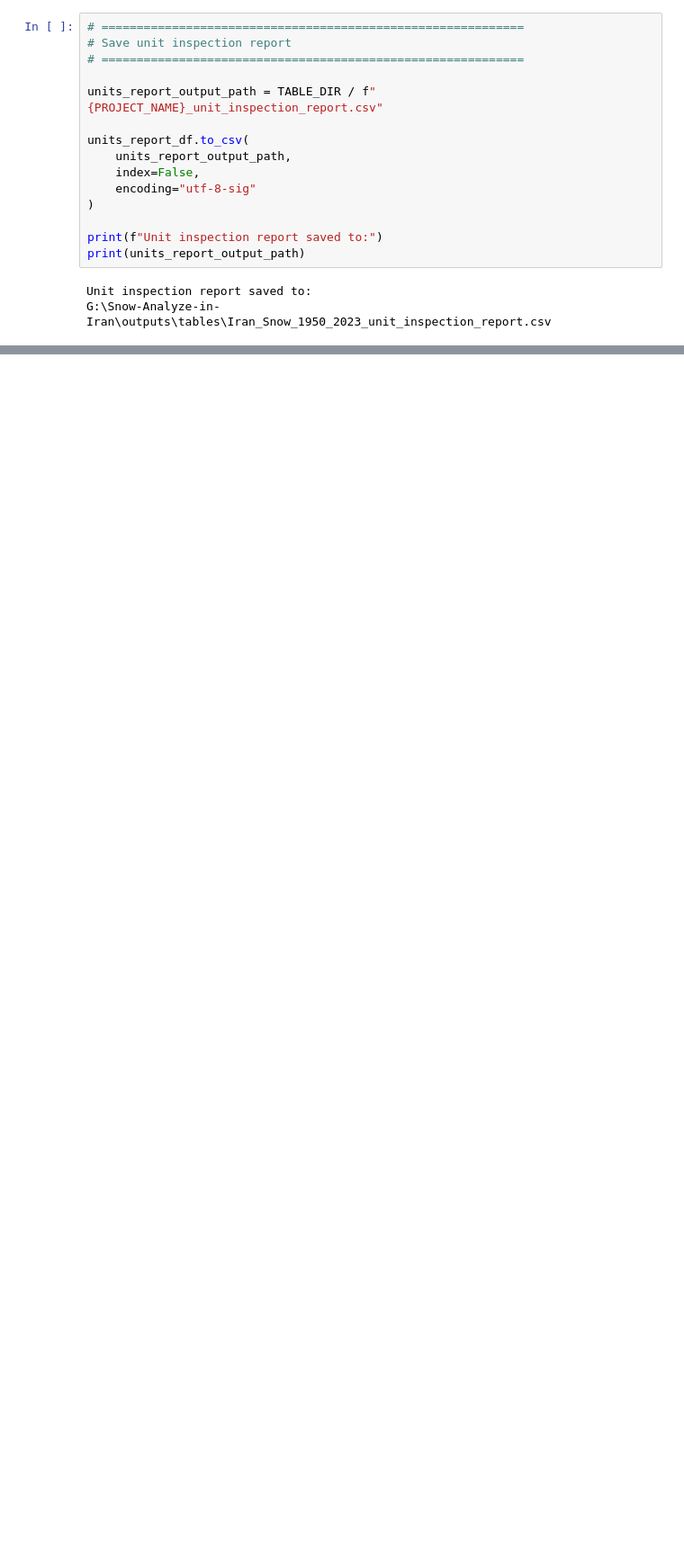
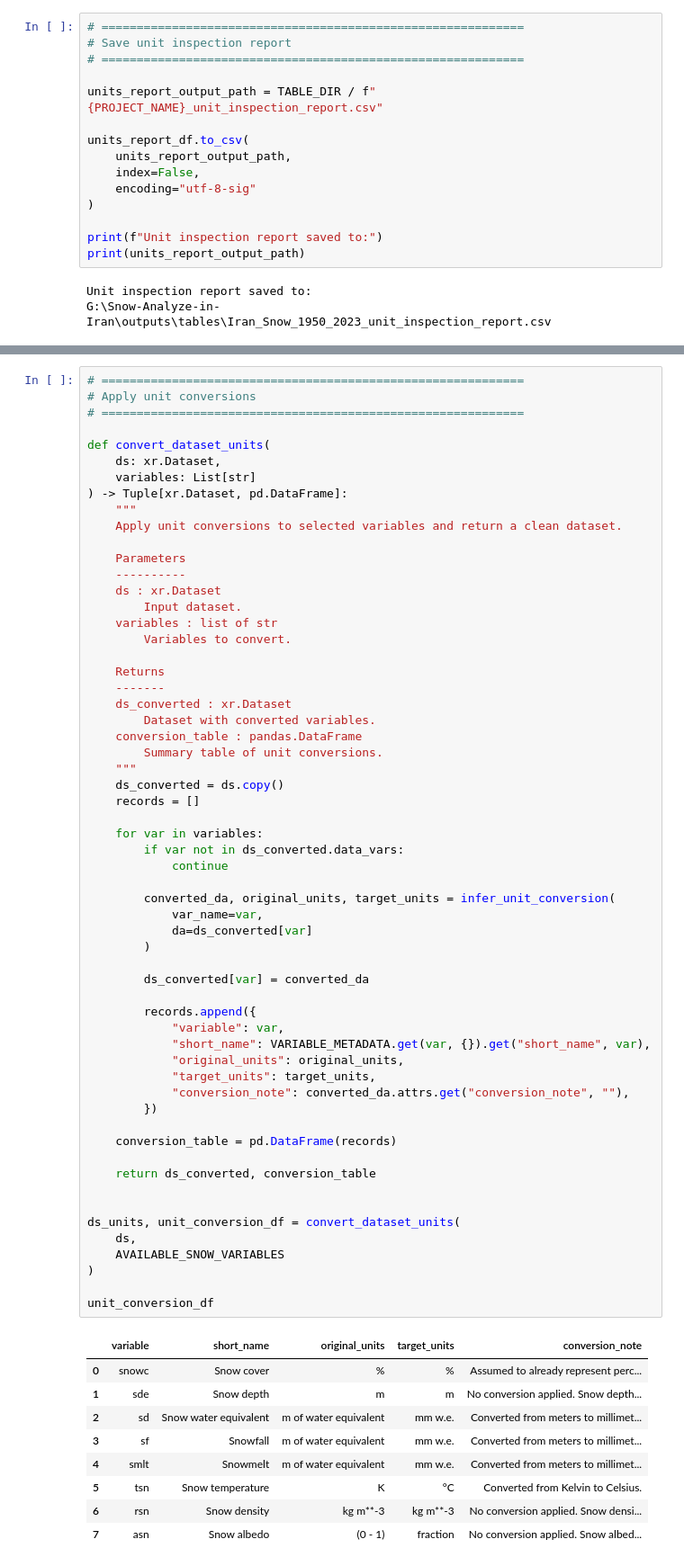
Before and after one commit to AliRezaee86/Snow, a Jupyter notebook: Snow_A.ipynb, the cells around one changed output, grey strips where cells are left out. Shown at 90% size. Saved outputs shown, nothing was run; the diff lists cells and outputs as text; blank space fills up the shorter version.

```diff
--- a/Snow_A.ipynb
+++ b/Snow_A.ipynb
@@ -1299,0 +1463,69 @@ G:\Snow-Analyze-in-Iran\outputs\tables\Iran_Snow_1950_2023_unit_inspection_repor
+# %%
+# ============================================================
+# Apply unit conversions
+# ============================================================
+
+def convert_dataset_units(
+    ds: xr.Dataset,
+    variables: List[str]
+) -> Tuple[xr.Dataset, pd.DataFrame]:
+    """
+    Apply unit conversions to selected variables and return a clean dataset.
+
+    Parameters
+    ----------
+    ds : xr.Dataset
+        Input dataset.
+    variables : list of str
+        Variables to convert.
+
+    Returns
+    -------
+    ds_converted : xr.Dataset
+        Dataset with converted variables.
+    conversion_table : pandas.DataFrame
+        Summary table of unit conversions.
+    """
+    ds_converted = ds.copy()
+    records = []
+
+    for var in variables:
+        if var not in ds_converted.data_vars:
+            continue
+
+        converted_da, original_units, target_units = infer_unit_conversion(
+            var_name=var,
+            da=ds_converted[var]
+        )
+
+        ds_converted[var] = converted_da
+
+        records.append({
+            "variable": var,
+            "short_name": VARIABLE_METADATA.get(var, {}).get("short_name", var),
+            "original_units": original_units,
+            "target_units": target_units,
+            "conversion_note": converted_da.attrs.get("conversion_note", ""),
+        })
+
+    conversion_table = pd.DataFrame(records)
+
+    return ds_converted, conversion_table
+
+
+ds_units, unit_conversion_df = convert_dataset_units(
+    ds,
+    AVAILABLE_SNOW_VARIABLES
+)
+
+unit_conversion_df
+# %% [output]
+|  | variable | short_name | original_units | target_units | conversion_note |
+| 0 | snowc | Snow cover | % | % | Assumed to already represent perc... |
+| 1 | sde | Snow depth | m | m | No conversion applied. Snow depth... |
+| 2 | sd | Snow water equivalent | m of water equivalent | mm w.e. | Converted from meters to millimet... |
+| 3 | sf | Snowfall | m of water equivalent | mm w.e. | Converted from meters to millimet... |
+| 4 | smlt | Snowmelt | m of water equivalent | mm w.e. | Converted from meters to millimet... |
+| 5 | tsn | Snow temperature | K | °C | Converted from Kelvin to Celsius. |
+| 6 | rsn | Snow density | kg m**-3 | kg m**-3 | No conversion applied. Snow densi... |
+| 7 | asn | Snow albedo | (0 - 1) | fraction | No conversion applied. Snow albed... |
```
Also changed, not shown: parts of 19 cells of this notebook.
